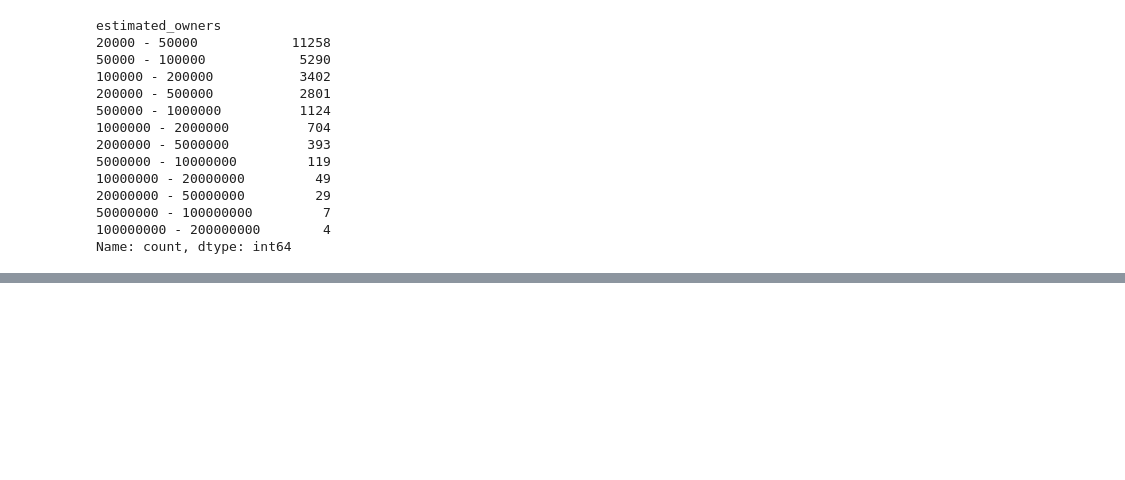
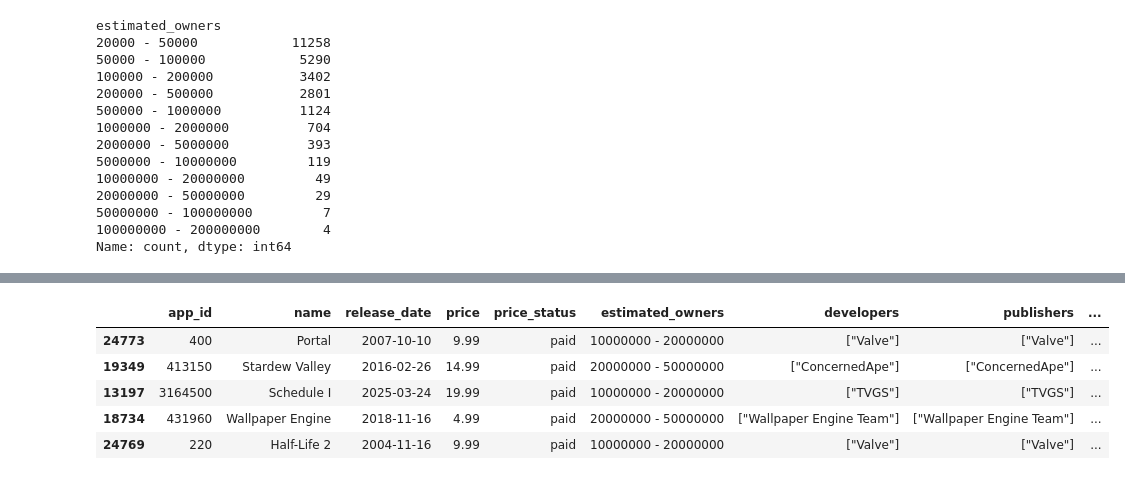
Before and after one commit to estebanler00/proyecto-final-data-analysis, a Jupyter notebook: notebooks/analisis-esteban.ipynb, the cells around one changed output, grey strips where cells are left out. Drawn from its saved outputs; the diff is of its cells as text; code cells hidden in the pictures; blank space fills up the shorter version.

```diff
--- a/notebooks/analisis-esteban.ipynb
+++ b/notebooks/analisis-esteban.ipynb
@@ -24,0 +53,27 @@ Name: count, dtype: int64
+# %%
+#Creación de columnas de total rating y balance de rating.
+
+df_games1["total_ratings"] = df_games1["positive"] + df_games1["negative"]
+
+df_games1["rating_balance"] = (((df_games1["positive"] - df_games1["negative"]) / df_games1["total_ratings"]) * 100).round(2)
+# %%
+#Catalogación por numero de ventas.
+
+best_sellers = df_games1[df_games1.estimated_owners.isin(["10000000 - 20000000", "20000000 - 50000000", "50000000 - 100000000", "100000000 - 200000000", "50000000 - 100000000"])]
+
+best_seller1 = df_games1[df_games1.estimated_owners == "100000000 - 200000000"]
+
+best_seller2 = df_games1[df_games1.estimated_owners == "50000000 - 100000000"]
+# %%
+#Filtrado de los juegos más vendidos en relación al balance de puntuaciones de usuarios.
+
+loved_best_sellers = best_sellers[best_sellers.rating_balance >= 90].sort_values(by="rating_balance", ascending=False)
+
+loved_best_sellers.head()
+# %% [output]
+|  | app_id | name | release_date | price | price_status | estimated_owners | developers | publishers | ... |
+| 24773 | 400 | Portal | 2007-10-10 | 9.99 | paid | 10000000 - 20000000 | ["Valve"] | ["Valve"] | ... |
+| 19349 | 413150 | Stardew Valley | 2016-02-26 | 14.99 | paid | 20000000 - 50000000 | ["ConcernedApe"] | ["ConcernedApe"] | ... |
+| 13197 | 3164500 | Schedule I | 2025-03-24 | 19.99 | paid | 10000000 - 20000000 | ["TVGS"] | ["TVGS"] | ... |
+| 18734 | 431960 | Wallpaper Engine | 2018-11-16 | 4.99 | paid | 20000000 - 50000000 | ["Wallpaper Engine Team"] | ["Wallpaper Engine Team"] | ... |
+| 24769 | 220 | Half-Life 2 | 2004-11-16 | 9.99 | paid | 10000000 - 20000000 | ["Valve"] | ["Valve"] | ... |
```
Also changed, not shown: parts of 4 cells of this notebook.
